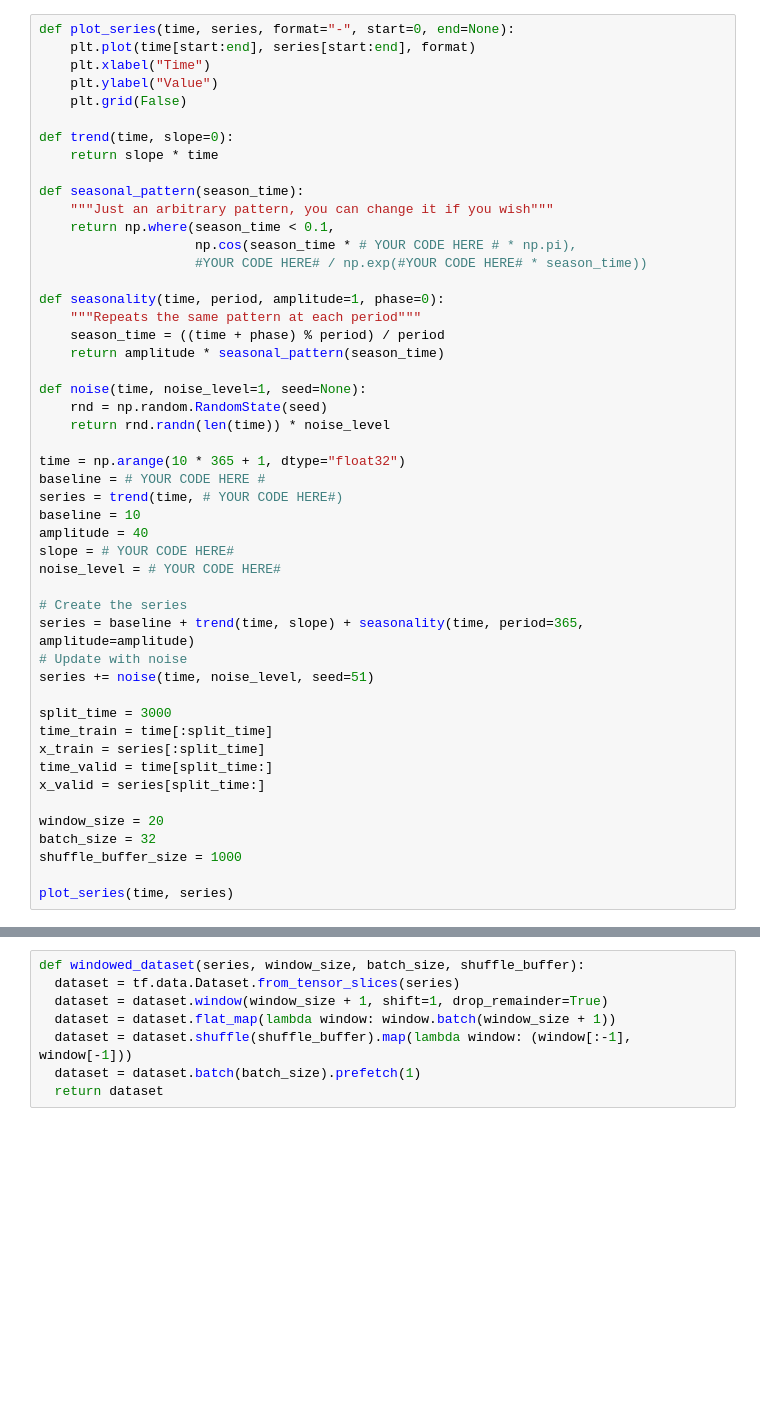
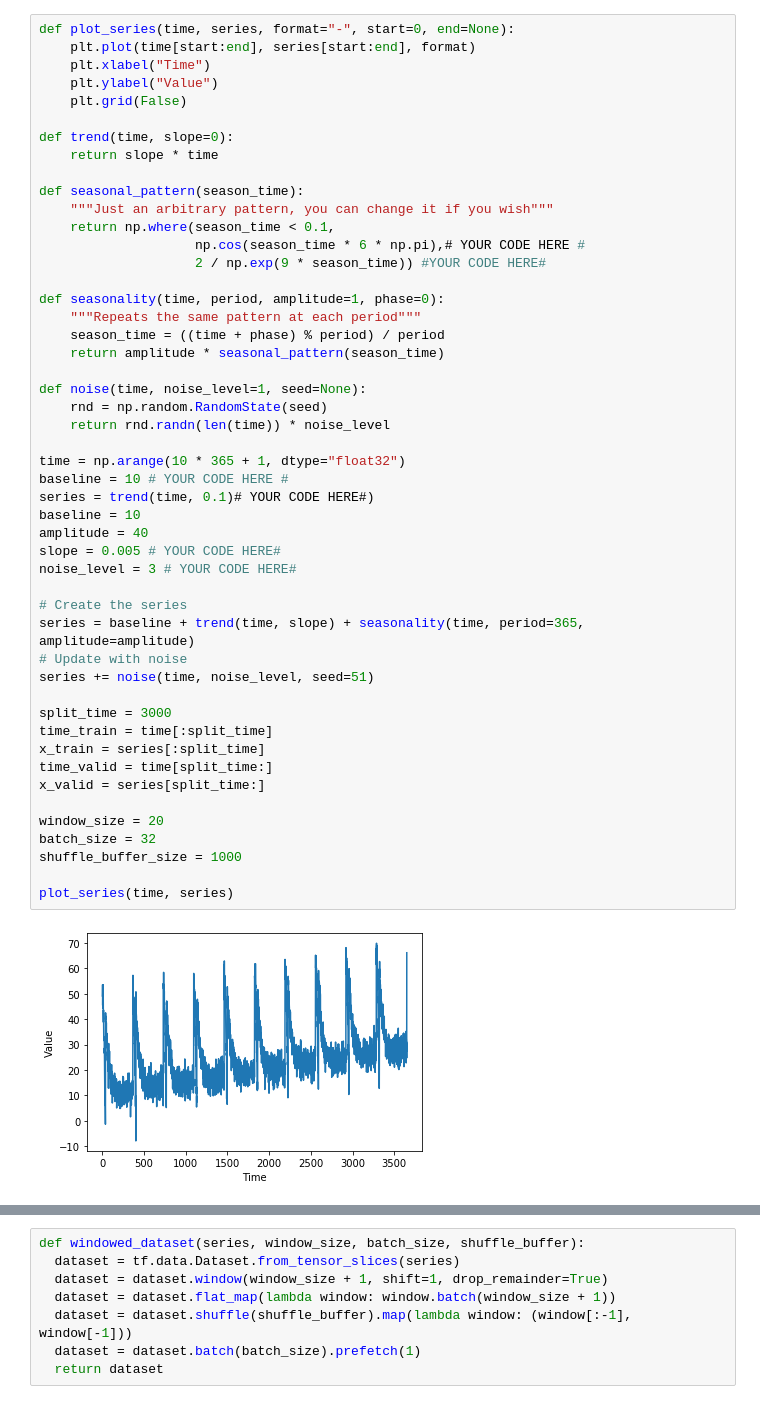
Before and after one commit to sergejhorvat/TensorFlow-in-Practice---Coursera, a Jupyter notebook: Sequences, Time Series and Prediction/S+P_Week_2_Exercise_Question.ipynb, the cells around one changed output, grey strips where cells are left out. Saved outputs shown, nothing was run; the diff lists cells and outputs as text; blank space fills up the shorter version.

```diff
--- a/Sequences, Time Series and Prediction/S+P_Week_2_Exercise_Question.ipynb
+++ b/Sequences, Time Series and Prediction/S+P_Week_2_Exercise_Question.ipynb
@@ -20,42 +41,44 @@ def trend(time, slope=0):
 def seasonal_pattern(season_time):
     """Just an arbitrary pattern, you can change it if you wish"""
     return np.where(season_time < 0.1,
-                    np.cos(season_time * # YOUR CODE HERE # * np.pi),
-                    #YOUR CODE HERE# / np.exp(#YOUR CODE HERE# * season_time))
+                    np.cos(season_time * 6 * np.pi),# YOUR CODE HERE #
+                    2 / np.exp(9 * season_time)) #YOUR CODE HERE#
 
 def seasonality(time, period, amplitude=1, phase=0):
     """Repeats the same pattern at each period"""
     season_time = ((time + phase) % period) / period
     return amplitude * seasonal_pattern(season_time)
 
 def noise(time, noise_level=1, seed=None):
     rnd = np.random.RandomState(seed)
     return rnd.randn(len(time)) * noise_level
 
 time = np.arange(10 * 365 + 1, dtype="float32")
-baseline = # YOUR CODE HERE #
-series = trend(time, # YOUR CODE HERE#)
+baseline = 10 # YOUR CODE HERE #
+series = trend(time, 0.1)# YOUR CODE HERE#)
 baseline = 10
 amplitude = 40
-slope = # YOUR CODE HERE#
-noise_level = # YOUR CODE HERE#
+slope = 0.005 # YOUR CODE HERE#
+noise_level = 3 # YOUR CODE HERE#
 
 # Create the series
 series = baseline + trend(time, slope) + seasonality(time, period=365, amplitude=amplitude)
 # Update with noise
 series += noise(time, noise_level, seed=51)
 
 split_time = 3000
 time_train = time[:split_time]
 x_train = series[:split_time]
 time_valid = time[split_time:]
 x_valid = series[split_time:]
 
 window_size = 20
 batch_size = 32
 shuffle_buffer_size = 1000
 
 plot_series(time, series)
+# %% [output]
+[figure, added]
 # %% [markdown]
 Desired output -- a chart that looks like this:
 
```
Also changed, not shown: parts of 5 cells of this notebook.
